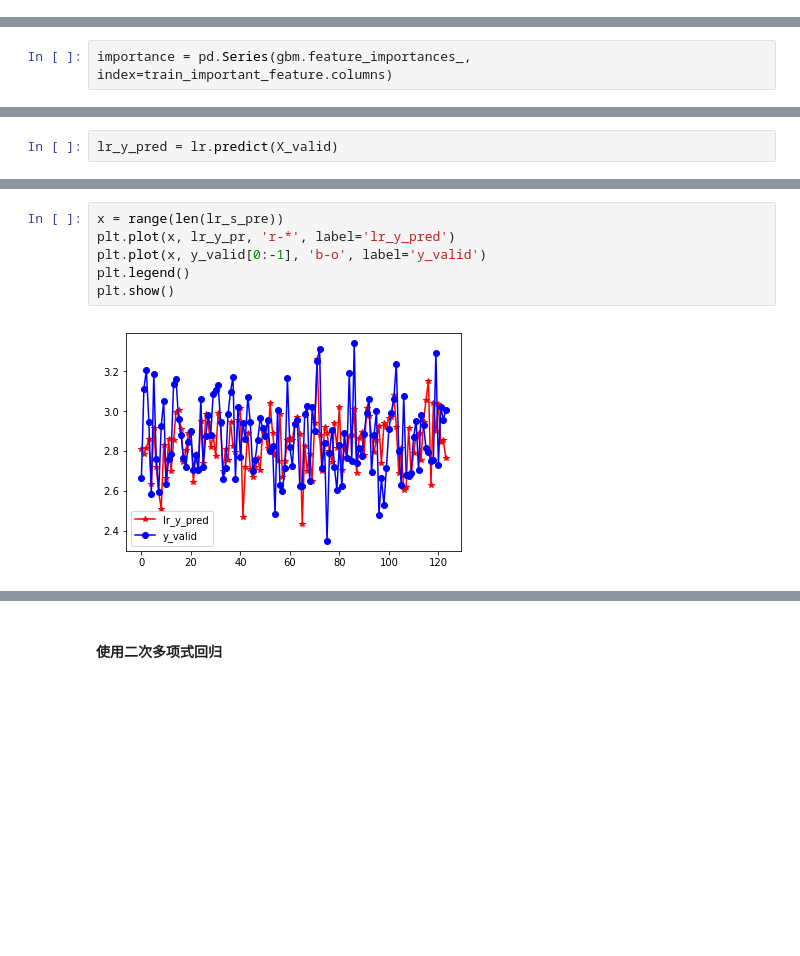
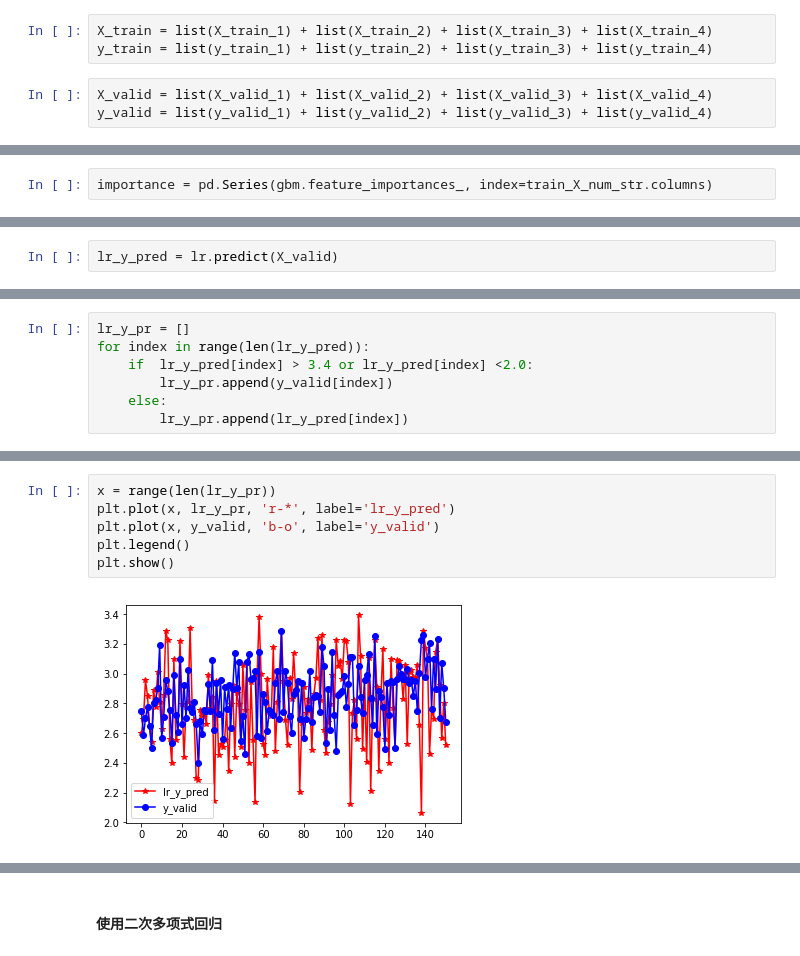
Before and after one commit to koibiki/ai-factory, a Jupyter notebook: Untitled1.ipynb, the cells around one changed output, grey strips where cells are left out. Saved outputs shown, nothing was run; the diff lists cells and outputs as text; blank space fills up the shorter version.

```diff
--- a/Untitled1.ipynb
+++ b/Untitled1.ipynb
@@ -502 +583,7 @@ X_train, X_valid, y_train, y_valid = train_test_split(X_data, y, test_size=0.25,
+# %%
+X_train = list(X_train_1) + list(X_train_2) + list(X_train_3) + list(X_train_4)
+y_train = list(y_train_1) + list(y_train_2) + list(y_train_3) + list(y_train_4)
+# %%
+X_valid = list(X_valid_1) + list(X_valid_2) + list(X_valid_3) + list(X_valid_4)
+y_valid = list(y_valid_1) + list(y_valid_2) + list(y_valid_3) + list(y_valid_4)
 # %%
@@ -662,5 +713,5 @@ poly_y_pr
 # %%
-importance = pd.Series(gbm.feature_importances_, index=train_important_feature.columns)
+importance = pd.Series(gbm.feature_importances_, index=train_X_num_str.columns)
 # %%
 importanct_feature = []
 for index in range(len(importance)):
@@ -713,2 +759,9 @@ for item in lr_y_pred:
+# %%
+lr_y_pr = []
+for index in range(len(lr_y_pred)):
+    if  lr_y_pred[index] > 3.4 or lr_y_pred[index] <2.0:
+        lr_y_pr.append(y_valid[index])
+    else:
+        lr_y_pr.append(lr_y_pred[index])
 # %%
 lr_s_pre = pd.Series(lr_y_pr)
@@ -724,11 +777,11 @@ len(lr_s_val)
 # %%
-x = range(len(lr_s_pre))
+x = range(len(lr_y_pr))
 plt.plot(x, lr_y_pr, 'r-*', label='lr_y_pred')
-plt.plot(x, y_valid[0:-1], 'b-o', label='y_valid')
+plt.plot(x, y_valid, 'b-o', label='y_valid')
 plt.legend()
 plt.show()
 # %% [output]
-[figure, old version]
+[figure, new version]
 # %%
 x = range(len(lr_s_val))
 plt.plot(x, lr_s_pre.sort_values().values, 'r-*', label='lr_y_pred')
```
Also changed, not shown: parts of 88 cells of this notebook, 1 other file.
